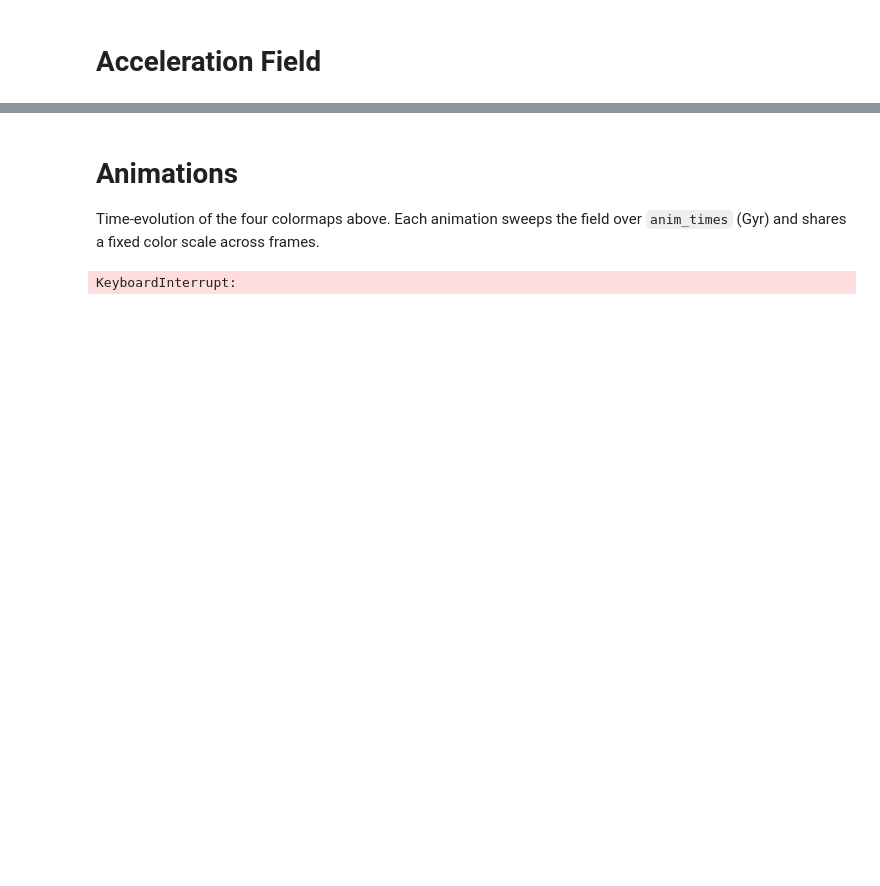
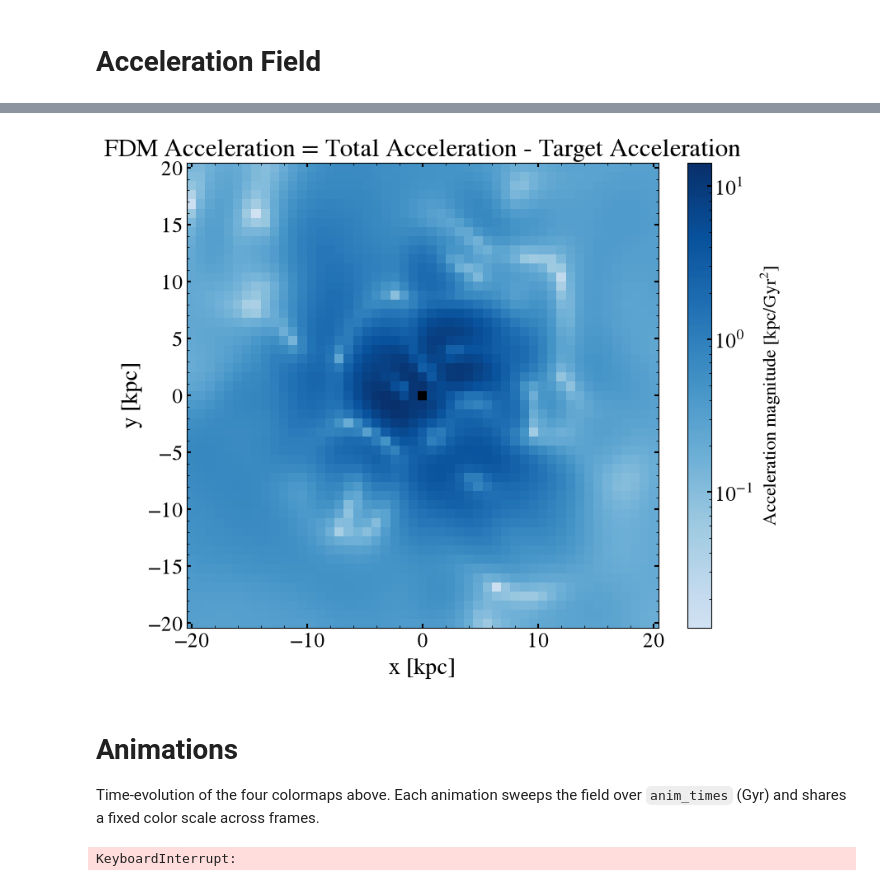
Before and after one commit to sgpfaff/ezfalcon, a Jupyter notebook: FDM/WidrowKaiserFDM.ipynb, the cells around one changed output, grey strips where cells are left out. Drawn from its saved outputs; the diff is of its cells as text; code cells hidden in the pictures; blank space fills up the shorter version.

```diff
--- a/FDM/WidrowKaiserFDM.ipynb
+++ b/FDM/WidrowKaiserFDM.ipynb
@@ -225,3 +178,38 @@ plt.show()
+# %%
+nx, ny = 51, 51
+buffer = 20
+x_20kpc = np.linspace(- buffer, buffer, nx)
+y_20kpc = np.linspace(-buffer, buffer, ny)
+X_20kpc, Y_20kpc = np.meshgrid(x_20kpc, y_20kpc)
+pos_grid_20kpc = np.column_stack([X_20kpc.ravel(), Y_20kpc.ravel(), np.zeros(X_20kpc.size)])
+
+net_acc_grid_20kpc = fdmAcc(pos_grid_20kpc, t=3.0)
+net_U_20kpc = net_acc_grid_20kpc[:, 0].reshape(X_20kpc.shape)
+net_V_20kpc = net_acc_grid_20kpc[:, 1].reshape(Y_20kpc.shape)
+
+mag_20kpc = np.hypot(net_U_20kpc, net_V_20kpc)
+plt.figure(figsize=(8.5, 7))
+cmap = plt.cm.colors.ListedColormap(
+        plt.cm.Blues(np.linspace(0.2, 1.0, 256))
+    )
+cmap.set_bad('k')
+
+from matplotlib.colors import LogNorm
+norm = LogNorm(vmin = np.nanmin(mag_20kpc), vmax = np.nanmax(mag_20kpc))
+pcm = plt.pcolormesh(
+    X_20kpc, Y_20kpc, mag_20kpc,
+    shading='auto',
+    cmap= cmap,
+    norm=norm
+    )
+plt.colorbar(pcm, label='Acceleration magnitude [kpc/Gyr$^2$]')
+plt.xlabel("x [kpc]", fontsize=20)
+plt.ylabel("y [kpc]", fontsize=20)
+plt.title('FDM Acceleration = Total Acceleration - Target Acceleration', fontsize=22)
+plt.tight_layout()
+plt.show()
+# %% [output]
+[figure, added]
 # %% [markdown]
 # Animations
 
```
Also changed, not shown: parts of 11 cells of this notebook, 1 other file.
